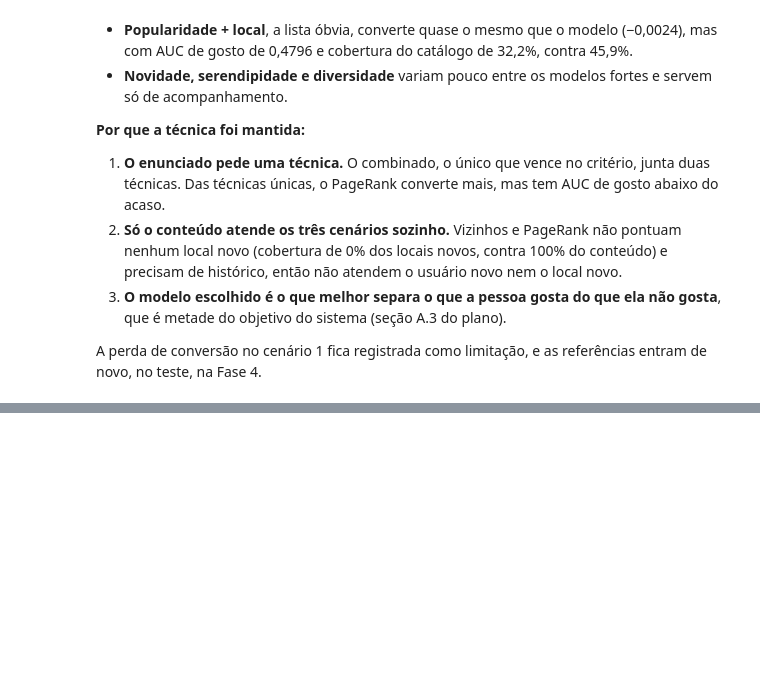
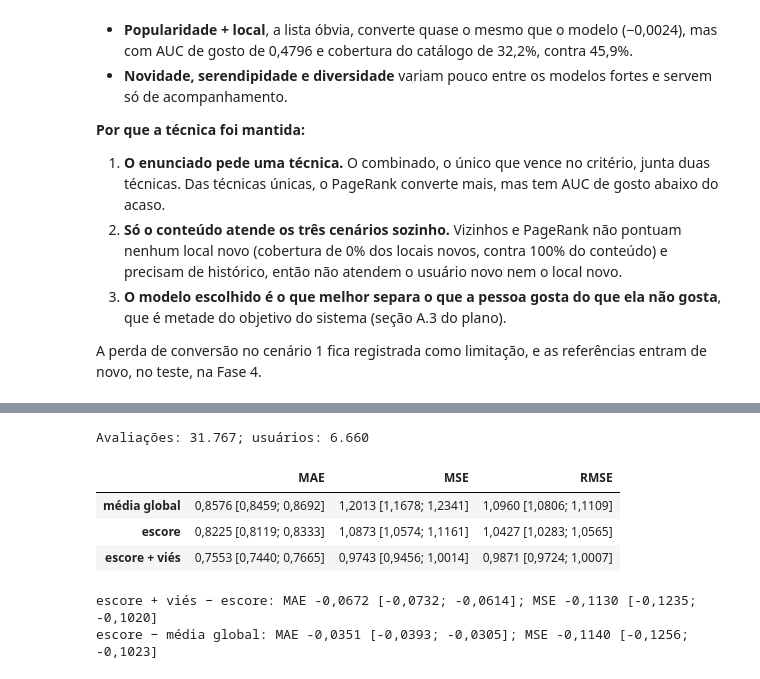
Before and after one commit to Chelughini/sistema-recomendacao-t1, a Jupyter notebook: 03_modelo.ipynb, the cells around one changed output, grey strips where cells are left out. Drawn from its saved outputs; the diff is of its cells as text; code cells hidden in the pictures; blank space fills up the shorter version.

```diff
--- a/03_modelo.ipynb
+++ b/03_modelo.ipynb
@@ -1627,0 +1632,35 @@ A perda de conversão no cenário 1 fica registrada como limitação, e as refer
+# %%
+alvo_nota = validacao[(validacao["segmento"] == "antigo") & validacao["gmap_id"].isin(treino["gmap_id"])]
+previsoes_nota = {
+    "média global": np.full(len(alvo_nota), recomendador.parametros["C"]),
+    "escore": recomendador.escores["escore"].reindex(alvo_nota["gmap_id"]).to_numpy(),
+    "escore + viés": recomendador.prever_nota(alvo_nota["user_id"].to_numpy(), alvo_nota["gmap_id"].to_numpy()),
+}
+reais = alvo_nota["rating"].to_numpy(dtype=float)
+grupos_nota = alvo_nota["user_id"].to_numpy()
+print(f"Avaliações: {inteiro(len(alvo_nota))}; usuários: {inteiro(alvo_nota['user_id'].nunique())}")
+
+linhas_nota = {}
+erros_abs = {nome: np.abs(reais - previsto) for nome, previsto in previsoes_nota.items()}
+for nome, previsto in previsoes_nota.items():
+    erros = erros_de_nota(reais, previsto)
+    _, mae_inf, mae_sup = ic_bootstrap(erros_abs[nome], grupos=grupos_nota)
+    _, mse_inf, mse_sup = ic_bootstrap((reais - previsto) ** 2, grupos=grupos_nota)
+    linhas_nota[nome] = {
+        "MAE": f"{numero_br(erros['MAE'], 4)} [{numero_br(mae_inf, 4)}; {numero_br(mae_sup, 4)}]",
+        "MSE": f"{numero_br(erros['MSE'], 4)} [{numero_br(mse_inf, 4)}; {numero_br(mse_sup, 4)}]",
+        "RMSE": f"{numero_br(erros['RMSE'], 4)} [{numero_br(np.sqrt(mse_inf), 4)}; {numero_br(np.sqrt(mse_sup), 4)}]",
+    }
+display(pd.DataFrame(linhas_nota).T)
+for a, b in [("escore + viés", "escore"), ("escore", "média global")]:
+    media, inferior, superior = ic_bootstrap(erros_abs[a] - erros_abs[b], grupos=grupos_nota)
+    media_q, inferior_q, superior_q = ic_bootstrap((reais - previsoes_nota[a]) ** 2 - (reais - previsoes_nota[b]) ** 2, grupos=grupos_nota)
+    print(f"{a} − {b}: MAE {numero_br(media, 4)} [{numero_br(inferior, 4)}; {numero_br(superior, 4)}]; MSE {numero_br(media_q, 4)} [{numero_br(inferior_q, 4)}; {numero_br(superior_q, 4)}]")
+# %% [output]
+Avaliações: 31.767; usuários: 6.660
+|  | MAE | MSE | RMSE |
+| média global | 0,8576 [0,8459; 0,8692] | 1,2013 [1,1678; 1,2341] | 1,0960 [1,0806; 1,1109] |
+| escore | 0,8225 [0,8119; 0,8333] | 1,0873 [1,0574; 1,1161] | 1,0427 [1,0283; 1,0565] |
+| escore + viés | 0,7553 [0,7440; 0,7665] | 0,9743 [0,9456; 1,0014] | 0,9871 [0,9724; 1,0007] |
+escore + viés − escore: MAE -0,0672 [-0,0732; -0,0614]; MSE -0,1130 [-0,1235; -0,1020]
+escore − média global: MAE -0,0351 [-0,0393; -0,0305]; MSE -0,1140 [-0,1256; -0,1023]
```
Also changed, not shown: parts of 5 cells of this notebook, 2 other files.
